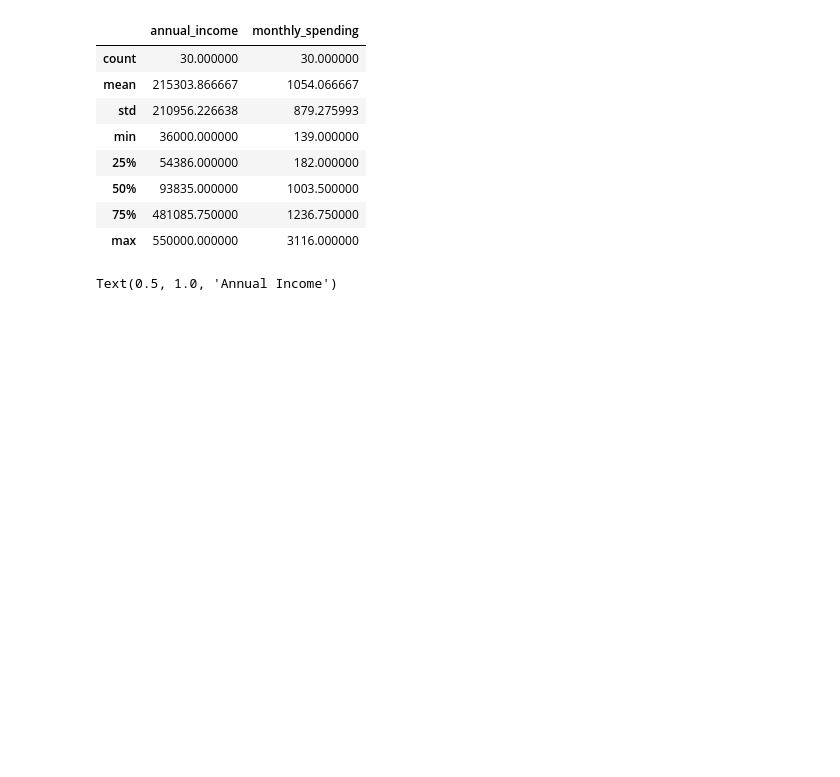
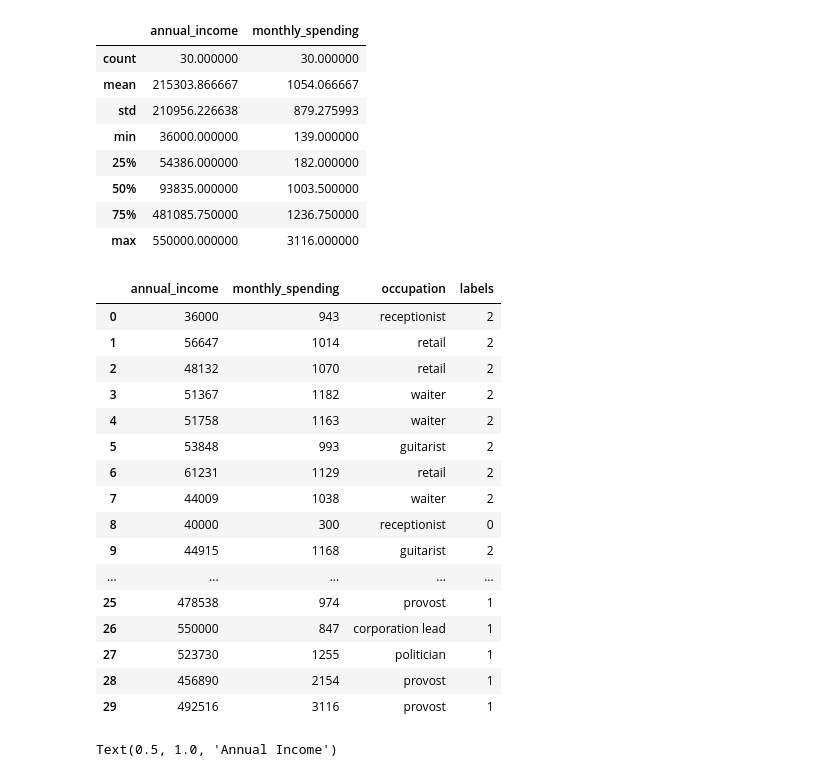
Before and after one commit to daniel-ethridge/MachineLearning, a Jupyter notebook: ml-exam-4/ML_Exam_4_Amazon.ipynb, the cells around one changed output. Drawn from its saved outputs; the diff is of its cells as text; code cells hidden in the pictures; blank space fills up the shorter version.

```diff
--- a/ml-exam-4/ML_Exam_4_Amazon.ipynb
+++ b/ml-exam-4/ML_Exam_4_Amazon.ipynb
@@ -21,6 +21,26 @@ df_num.describe()
 | 50% | 93835.000000 | 1003.500000 |
 | 75% | 481085.750000 | 1236.750000 |
 | max | 550000.000000 | 3116.000000 |
+# %%
+df
+# %% [output]
+|  | annual_income | monthly_spending | occupation | labels |
+| 0 | 36000 | 943 | receptionist | 2 |
+| 1 | 56647 | 1014 | retail | 2 |
+| 2 | 48132 | 1070 | retail | 2 |
+| 3 | 51367 | 1182 | waiter | 2 |
+| 4 | 51758 | 1163 | waiter | 2 |
+| 5 | 53848 | 993 | guitarist | 2 |
+| 6 | 61231 | 1129 | retail | 2 |
+| 7 | 44009 | 1038 | waiter | 2 |
+| 8 | 40000 | 300 | receptionist | 0 |
+| 9 | 44915 | 1168 | guitarist | 2 |
+| ... | ... | ... | ... | ... |
+| 25 | 478538 | 974 | provost | 1 |
+| 26 | 550000 | 847 | corporation lead | 1 |
+| 27 | 523730 | 1255 | politician | 1 |
+| 28 | 456890 | 2154 | provost | 1 |
+| 29 | 492516 | 3116 | provost | 1 |
 # %%
 sns.histplot(df, x="annual_income", bins=30)
 plt.title("Annual Income")
```
Also changed, not shown: 4 other files.
